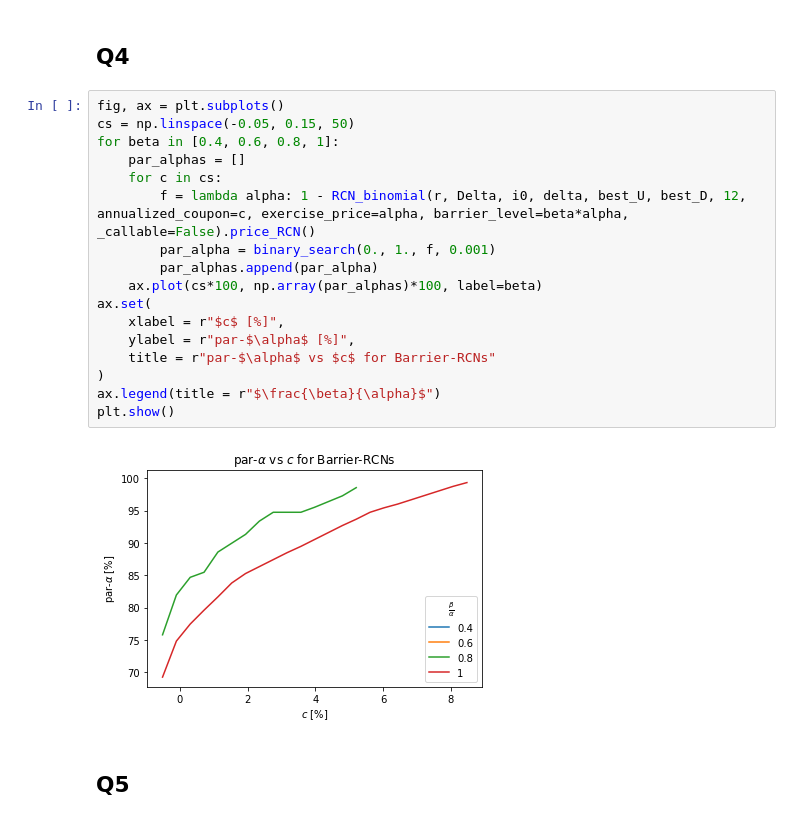
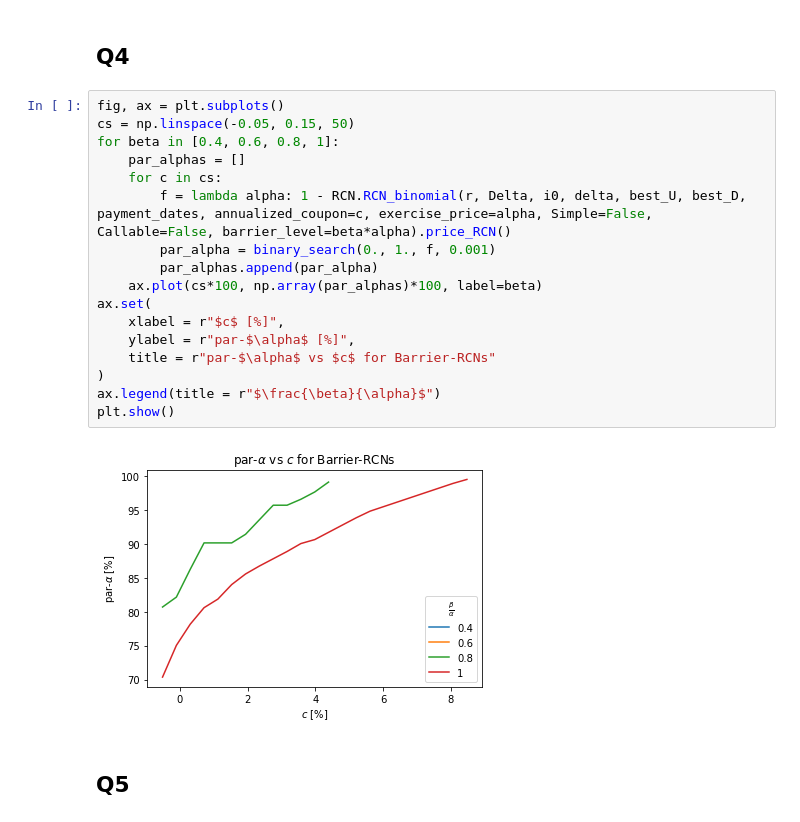
Before and after one commit to dexdx/Derivatives_Project, a Jupyter notebook: analysis.ipynb, the cells around one changed output. Saved outputs shown, nothing was run; the diff lists cells and outputs as text.

```diff
--- a/analysis.ipynb
+++ b/analysis.ipynb
@@ -164,24 +170,24 @@ plt.show()
 # %% [markdown]
 ## Q4
-# %%
-fig, ax = plt.subplots()
-cs = np.linspace(-0.05, 0.15, 50)
-for beta in [0.4, 0.6, 0.8, 1]:
-    par_alphas = []
-    for c in cs:
-        f = lambda alpha: 1 - RCN_binomial(r, Delta, i0, delta, best_U, best_D, 12, annualized_coupon=c, exercise_price=alpha, barrier_level=beta*alpha, _callable=False).price_RCN()
-        par_alpha = binary_search(0., 1., f, 0.001)
-        par_alphas.append(par_alpha)
-    ax.plot(cs*100, np.array(par_alphas)*100, label=beta)
-ax.set(
-    xlabel = r"$c$ [%]",
-    ylabel = r"par-$\alpha$ [%]",
-    title = r"par-$\alpha$ vs $c$ for Barrier-RCNs"
-)
-ax.legend(title = r"$\frac{\beta}{\alpha}$")
-plt.show()
-# %% [output]
-[figure, removed]
+# %%
+fig, ax = plt.subplots()
+cs = np.linspace(-0.05, 0.15, 50)
+for beta in [0.4, 0.6, 0.8, 1]:
+    par_alphas = []
+    for c in cs:
+        f = lambda alpha: 1 - RCN.RCN_binomial(r, Delta, i0, delta, best_U, best_D, payment_dates, annualized_coupon=c, exercise_price=alpha, Simple=False, Callable=False, barrier_level=beta*alpha).price_RCN()
+        par_alpha = binary_search(0., 1., f, 0.001)
+        par_alphas.append(par_alpha)
+    ax.plot(cs*100, np.array(par_alphas)*100, label=beta)
+ax.set(
+    xlabel = r"$c$ [%]",
+    ylabel = r"par-$\alpha$ [%]",
+    title = r"par-$\alpha$ vs $c$ for Barrier-RCNs"
+)
+ax.legend(title = r"$\frac{\beta}{\alpha}$")
+plt.show()
+# %% [output]
+[figure, added]
 # %% [markdown]
 ## Q5
 # %%
```
Also changed, not shown: parts of 15 cells of this notebook.
